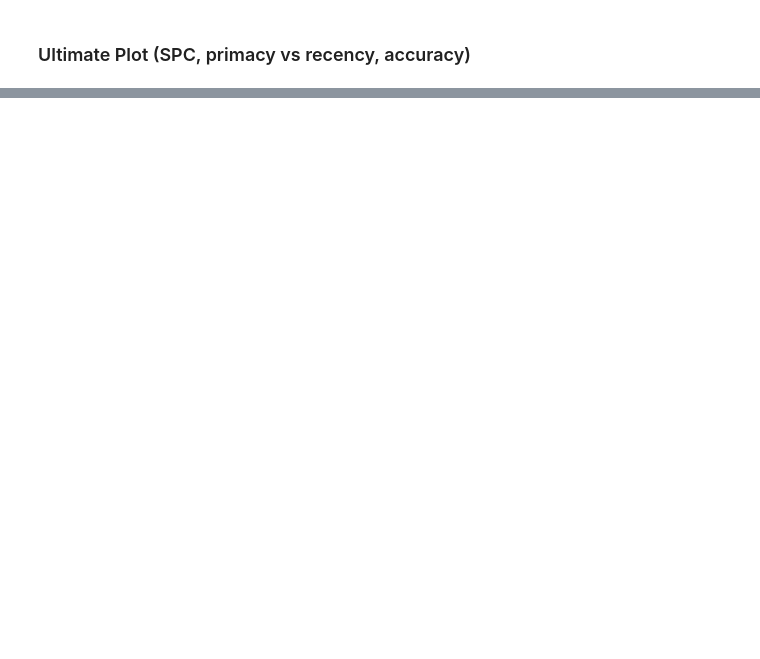
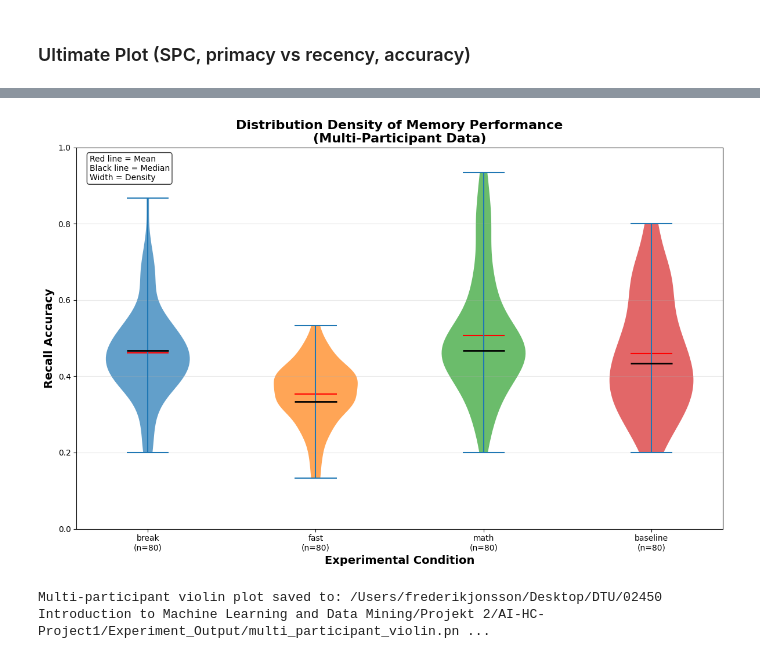
Before and after one commit to OliverJessen/AI-HC-Project1, a Jupyter notebook: analysis/Free_Recall_analysis.ipynb, the cells around one changed output, grey strips where cells are left out. Saved outputs shown, nothing was run; the diff lists cells and outputs as text; code cells hidden in the pictures; blank space fills up the shorter version.

```diff
--- a/analysis/Free_Recall_analysis.ipynb
+++ b/analysis/Free_Recall_analysis.ipynb
@@ -436,0 +647,47 @@ fig.savefig(figure_path)
+# %%
+# 2. Violin Plot - Shows Full Distribution Shape
+plt.figure(figsize=(12, 8))
+
+# Create violin plot data
+violin_data = [results_df[results_df['condition']==cond]['accuracy'].values
+               for cond in conditions]
+
+parts = plt.violinplot(violin_data, positions=range(1, len(conditions)+1),
+                       showmeans=True, showmedians=True)
+
+# Color the violins
+for i, pc in enumerate(parts['bodies']):
+    pc.set_facecolor(colors[i])
+    pc.set_alpha(0.7)
+
+# Style the plot elements
+parts['cmeans'].set_color('red')
+parts['cmedians'].set_color('black')
+parts['cmedians'].set_linewidth(2)
+
+plt.xticks(range(1, len(conditions)+1),
+           [f"{cond}\n(n={len(results_df[results_df['condition']==cond])})"
+            for cond in conditions])
+plt.ylabel('Recall Accuracy', fontsize=14, fontweight='bold')
+plt.xlabel('Experimental Condition', fontsize=14, fontweight='bold')
+plt.title('Distribution Density of Memory Performance\n(Multi-Participant Data)',
+          fontsize=16, fontweight='bold')
+plt.grid(True, alpha=0.3, axis='y')
+plt.ylim(0, 1)
+
+# Add statistical annotations
+plt.text(0.02, 0.98, 'Red line = Mean\nBlack line = Median\nWidth = Density',
+         transform=plt.gca().transAxes, fontsize=10, verticalalignment='top',
+         bbox=dict(boxstyle='round', facecolor='white', alpha=0.8))
+
+plt.tight_layout()
+
+# Save plot
+violin_path = os.path.abspath(os.path.join(filepath,'..','Experiment_Output','multi_participant_violin.png'))
+plt.savefig(violin_path, dpi=300, bbox_inches='tight')
+plt.show()
+
+print(f"Multi-participant violin plot saved to: {violin_path}")
+# %% [output]
+[figure, added]
+Multi-participant violin plot saved to: /Users/frederikjonsson/Desktop/DTU/02450 Introduction to Machine Learning and Data Mining/Projekt 2/AI-HC-Project1/Experiment_Output/multi_participant_violin.pn ...
```
Also changed, not shown: parts of 17 cells of this notebook, 9 other files.
